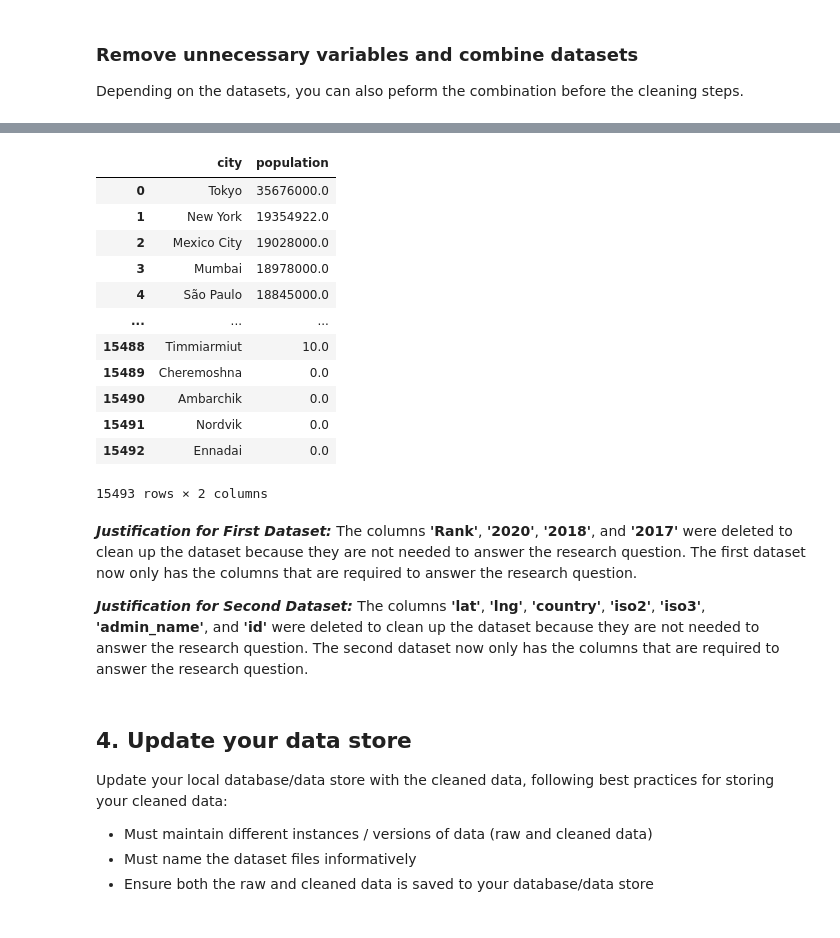
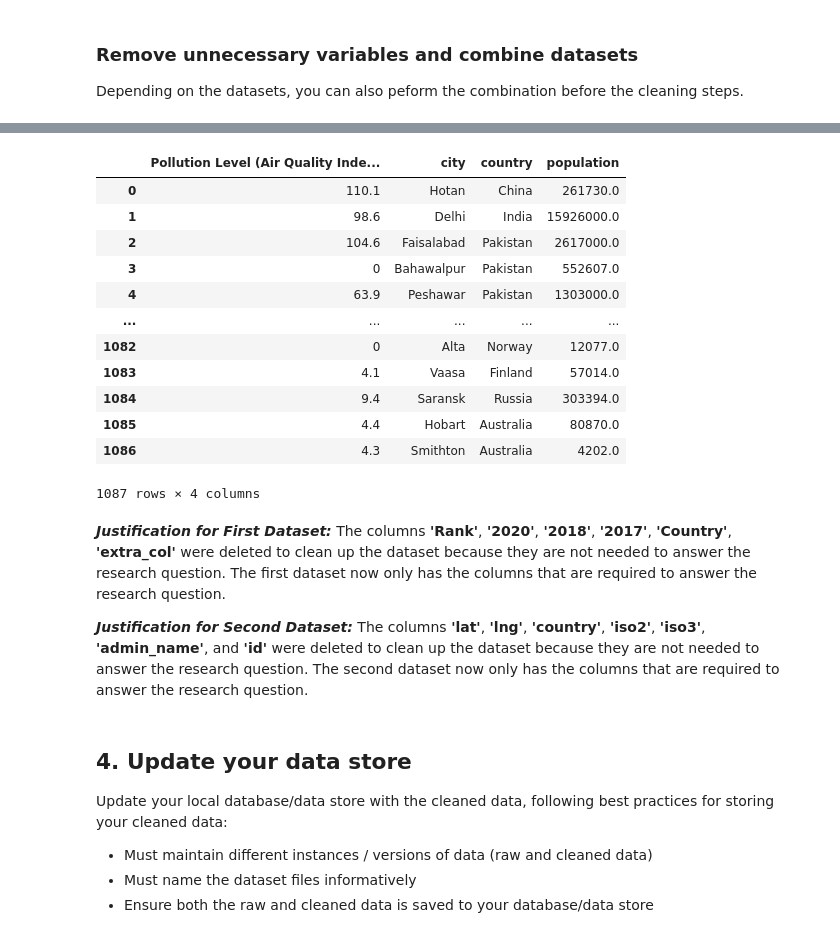
Before and after one commit to jwGitHub9860/Real_World_Data_Wrangling_with_Python, a Jupyter notebook: Data_Wrangling_Project_Starter.ipynb, the cells around one changed output, grey strips where cells are left out. Saved outputs shown, nothing was run; the diff lists cells and outputs as text; code cells hidden in the pictures.

Commit message:
refactor: Refactoring production code
Change code in code cell for "Remove unnecessary variables and combine datasets" section

```diff
--- a/Data_Wrangling_Project_Starter.ipynb
+++ b/Data_Wrangling_Project_Starter.ipynb
@@ -680,8 +680,9 @@ Edit_df_world_cities_dataset # displays second dataset
 ### **Tidiness Issue 2: _City and Country names should be in separate columns_ in First dataset & _first and second dataset will be merged together_ in Second dataset**
 # %%
 #FILL IN - Apply the cleaning strategy
-Edit_df_polluted_cities_and_countries[['City', 'Country', 'extra_col']] = Edit_df_polluted_cities_and_countries['City'].str.split(', ', expand=True) # splits 'City' column into new 'Country' column in first dataset
-Edit_df_world_cities_dataset.drop(columns=['lat', 'lng', 'country', 'iso2', 'iso3', 'admin_name', 'id'], inplace=True) # drops or deletes 'lat', 'lng', 'country', 'iso2', 'iso3', 'admin_name', and 'id' columns in second dataset (MUST USE "inplace=True" TO ENSURE DATA FRAME IS MODIFIED)
+Edit_df_polluted_cities_and_countries[['city', 'country', 'extra_col']] = Edit_df_polluted_cities_and_countries['City'].str.split(', ', expand=True) # splits 'City' column into new 'city', 'country', and 'extra_col' columns in first dataset
+#Edit_df_world_cities_dataset.drop(columns=['lat', 'lng', 'country', 'iso2', 'iso3', 'admin_name', 'id'], inplace=True) # drops or deletes 'lat', 'lng', 'country', 'iso2', 'iso3', 'admin_name', and 'id' columns in second dataset (MUST USE "inplace=True" TO ENSURE DATA FRAME IS MODIFIED)
+Edit_df_world_cities_dataset.drop(columns=['lat', 'lng', 'iso2', 'iso3', 'admin_name', 'id'], inplace=True) # drops or deletes 'lat', 'lng', 'iso2', 'iso3', 'admin_name', and 'id' columns in second dataset (MUST USE "inplace=True" TO ENSURE DATA FRAME IS MODIFIED)
 # %%
 #FILL IN - Validate the cleaning was successful
 Edit_df_polluted_cities_and_countries # displays first dataset
@@ -726,4 +727,7 @@ Edit_df_world_cities_dataset # displays second dataset
 Depending on the datasets, you can also peform the combination before the cleaning steps.
 # %%
 #FILL IN - Remove unnecessary variables and combine datasets
-Edit_df_polluted_cities_and_countries.drop(columns=['Rank', '2020', '2018', '2017'], inplace=True) # drops or deletes 'Rank', '2021', 'JAN(2021)', 'FEB(2021)', 'MAR(2021)', 'APR(2021)', 'MAY(2021)', 'JUN(2021)', 'JUL(2021)', 'AUG(2021)', 'SEP(2021)', 'OCT(2021)', 'NOV(2021)', 'DEC(2021)', '2020', '2018', '2017' columns in first dataset (MUST USE "inplace=True" TO ENSURE DATA FRAME IS MODIFIED)
+Edit_df_polluted_cities_and_countries.drop(columns=['Rank', 'City', '2020', '2018', '2017', 'extra_col'], inplace=True) # drops or deletes 'Rank', 'City', '2020', '2018', '2017', 'extra_col' columns in first dataset (MUST USE "inplace=True" TO ENSURE DATA FRAME IS MODIFIED)
+Edit_df_polluted_cities_and_countries.rename(columns={"2019": "Pollution Level (Air Quality Index values)"}, inplace=True) # rename column "2019" to "Pollution Level (Air Quality Index values)" (MUST USE "inplace=True" TO ENSURE DATA FRAME IS MODIFIED)
+df_city_population_and_pollution_2019 = pd.merge(Edit_df_polluted_cities_and_countries, Edit_df_world_cities_dataset, how='inner', on=['city', 'country']) # merges first & second datasets by 'city' and 'country' columns in both datasets
+df_city_population_and_pollution_2019 # displays new dataset of first & second datasets Merged together
@@ -730,22 +748,23 @@ Edit_df_polluted_cities_and_countries.drop(columns=['Rank', '2020', '2018', '201
 # %%
 # Validate removing unnecessary variables and combining datasets was successful
-Edit_df_world_cities_dataset # displays second dataset
+df_city_population_and_pollution_2019 = pd.merge(Edit_df_polluted_cities_and_countries, Edit_df_world_cities_dataset, how='inner', on=['city', 'country']) # merges first & second datasets by 'city' and 'country' columns in both datasets
+df_city_population_and_pollution_2019 # displays new dataset of first & second datasets Merged together
 # %% [output]
-|  | city | population |
-| 0 | Tokyo | 35676000.0 |
-| 1 | New York | 19354922.0 |
-| 2 | Mexico City | 19028000.0 |
-| 3 | Mumbai | 18978000.0 |
-| 4 | São Paulo | 18845000.0 |
-| ... | ... | ... |
-| 15488 | Timmiarmiut | 10.0 |
-| 15489 | Cheremoshna | 0.0 |
-| 15490 | Ambarchik | 0.0 |
-| 15491 | Nordvik | 0.0 |
-| 15492 | Ennadai | 0.0 |
+|  | Pollution Level (Air Quality Inde... | city | country | population |
+| 0 | 110.1 | Hotan | China | 261730.0 |
+| 1 | 98.6 | Delhi | India | 15926000.0 |
+| 2 | 104.6 | Faisalabad | Pakistan | 2617000.0 |
+| 3 | 0 | Bahawalpur | Pakistan | 552607.0 |
+| 4 | 63.9 | Peshawar | Pakistan | 1303000.0 |
+| ... | ... | ... | ... | ... |
+| 1082 | 0 | Alta | Norway | 12077.0 |
+| 1083 | 4.1 | Vaasa | Finland | 57014.0 |
+| 1084 | 9.4 | Saransk | Russia | 303394.0 |
+| 1085 | 4.4 | Hobart | Australia | 80870.0 |
+| 1086 | 4.3 | Smithton | Australia | 4202.0 |
-15493 rows × 2 columns
+1087 rows × 4 columns
 # %% [markdown]
-**_Justification for First Dataset:_** The columns **'Rank'**, **'2020'**, **'2018'**, and **'2017'** were deleted to clean up the dataset because they are not needed to answer the research question. The first dataset now only has the columns that are required to answer the research question.
+**_Justification for First Dataset:_** The columns **'Rank'**, **'2020'**, **'2018'**, **'2017'**, **'Country'**, **'extra_col'** were deleted to clean up the dataset because they are not needed to answer the research question. The first dataset now only has the columns that are required to answer the research question.
 
 **_Justification for Second Dataset:_** The columns **'lat'**, **'lng'**, **'country'**, **'iso2'**, **'iso3'**, **'admin_name'**, and **'id'** were deleted to clean up the dataset because they are not needed to answer the research question. The second dataset now only has the columns that are required to answer the research question.
 # %% [markdown]
```
Also changed, not shown: parts of 3 cells of this notebook.
